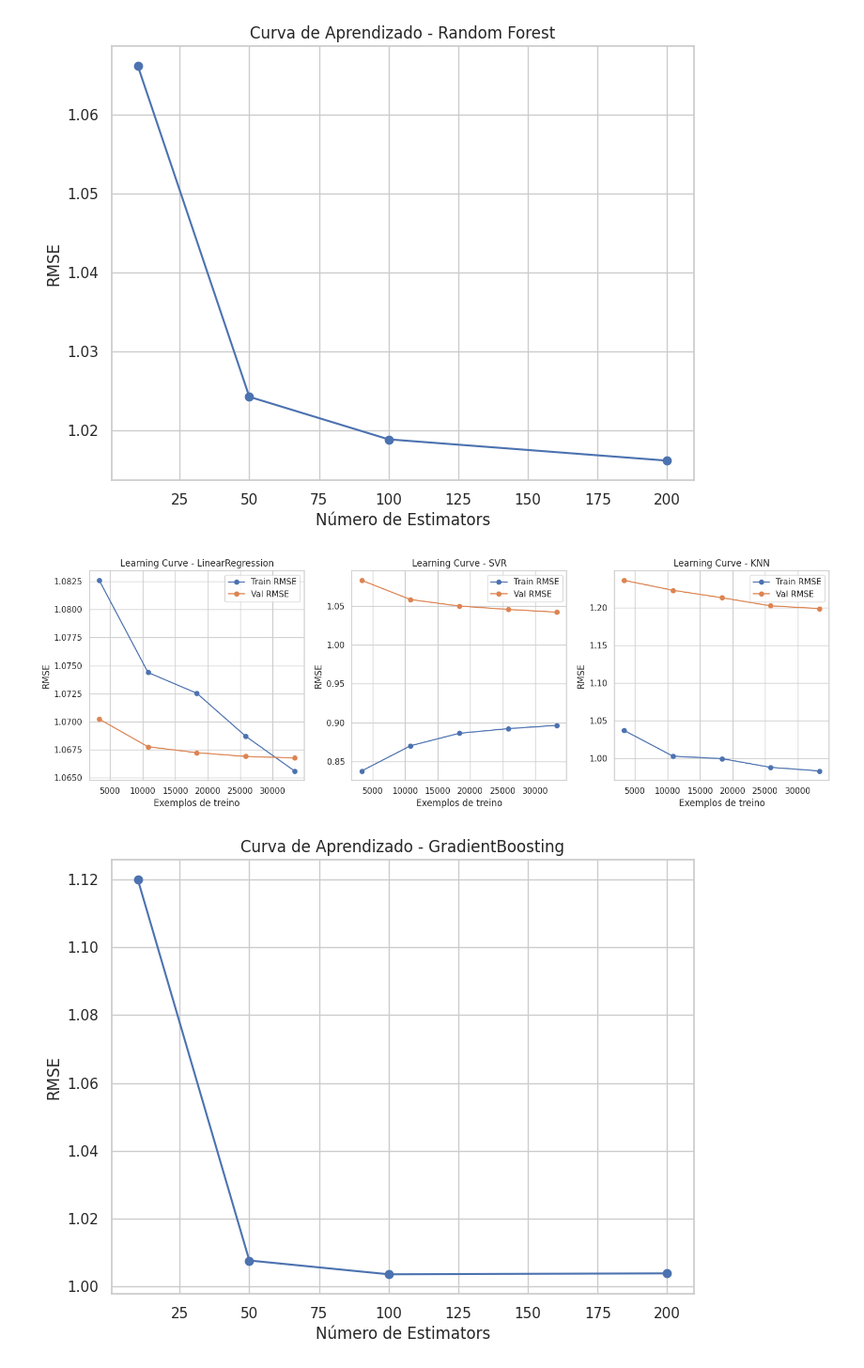
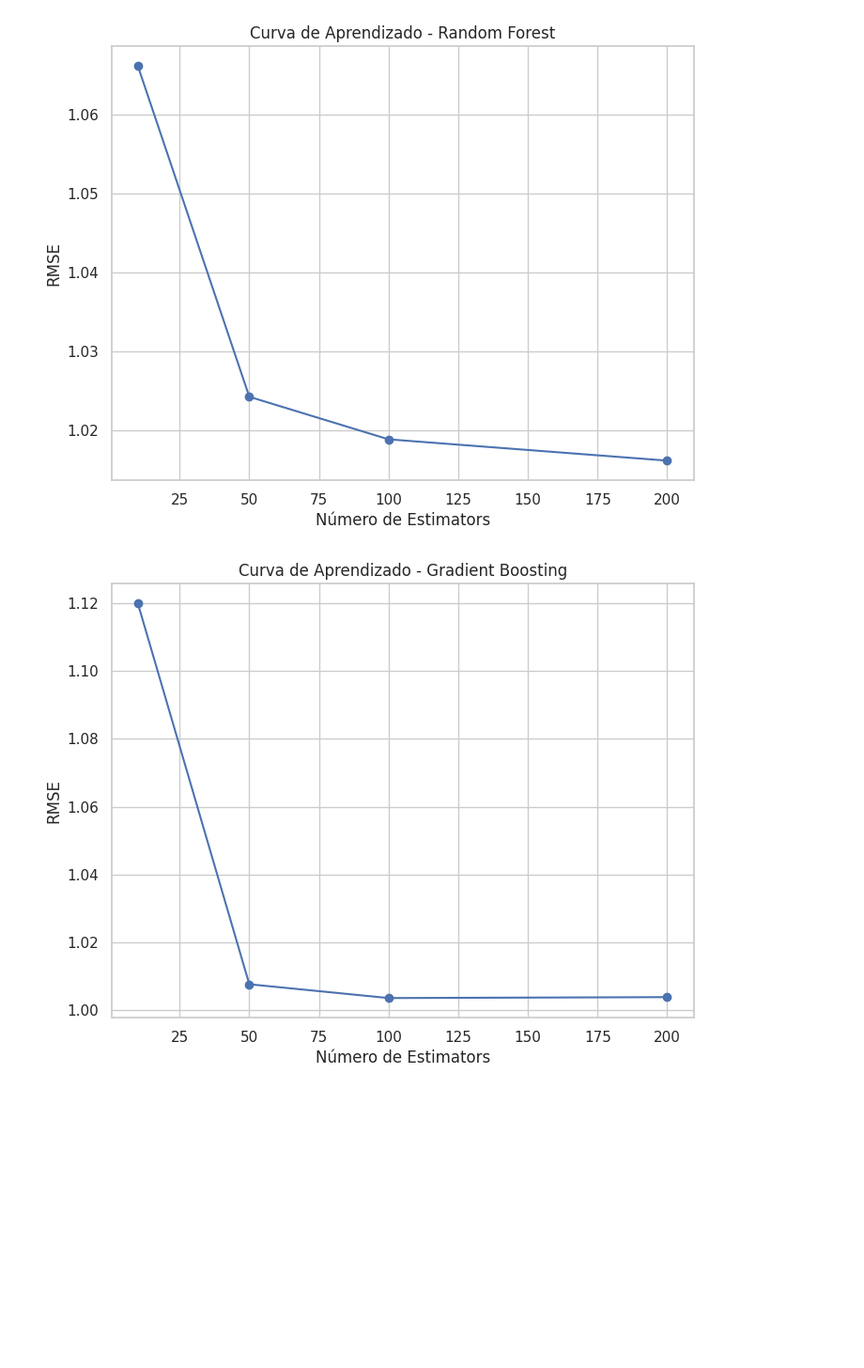
Before and after one commit to WesleyDev184/UFMT, a Jupyter notebook: Dados/Trabalho/main.ipynb, the cells around one changed output. Shown: that part at 94% size. Saved outputs shown, nothing was run; the diff lists cells and outputs as text; code cells hidden in the pictures; blank space fills up the shorter version.

```diff
--- a/Dados/Trabalho/main.ipynb
+++ b/Dados/Trabalho/main.ipynb
@@ -375,46 +375,21 @@ plt.title("Curva de Aprendizado - Random Forest")
 plt.show()
 # %% [output]
 [figure]
-# %%
-from sklearn.model_selection import learning_curve
-
-# Curva de aprendizado para os modelos base utilizando diferentes tamanhos de treino
-
-plt.figure(figsize=(15, 5))
-for i, (name, model) in enumerate(models_base.items()):
-  train_sizes, train_scores, valid_scores = learning_curve(
-    model, X_train, y_train, cv=3, scoring='neg_mean_squared_error',
-    train_sizes=np.linspace(0.1, 1.0, 5), n_jobs=-1
-  )
-  # Calcular RMSE médio para treino e validação
-  train_rmse = np.sqrt(-train_scores.mean(axis=1))
-  valid_rmse = np.sqrt(-valid_scores.mean(axis=1))
-
-  plt.subplot(1, len(models_base), i+1)
-  plt.plot(train_sizes, train_rmse, 'o-', label='Train RMSE')
-  plt.plot(train_sizes, valid_rmse, 'o-', label='Val RMSE')
-  plt.title(f"Learning Curve - {name}")
-  plt.xlabel("Exemplos de treino")
-  plt.ylabel("RMSE")
-  plt.legend()
-plt.tight_layout()
-plt.show()
-
-# Curva de aprendizado para o GradientBoosting variando o número de estimadores
-gb_rmse_curve = []
-for n in estimators_range:
-  model = GradientBoostingRegressor(n_estimators=n, random_state=42)
-  model.fit(X_train, y_train)
-  y_pred_temp = model.predict(X_test)
-  rmse_temp = np.sqrt(mean_squared_error(y_test, y_pred_temp))
-  gb_rmse_curve.append(rmse_temp)
-
-plt.figure(figsize=(8, 6))
-plt.plot(estimators_range, gb_rmse_curve, marker='o')
-plt.xlabel("Número de Estimators")
-plt.ylabel("RMSE")
-plt.title("Curva de Aprendizado - GradientBoosting")
-plt.show()
-# %% [output]
-[figure, removed]
-[figure, removed]
+# %%
+rmse_gb_curve = []
+
+for n in estimators_range:
+  gb_temp = GradientBoostingRegressor(n_estimators=n, random_state=42)
+  gb_temp.fit(X_train, y_train)
+  y_pred_temp = gb_temp.predict(X_test)
+  rmse = np.sqrt(mean_squared_error(y_test, y_pred_temp))
+  rmse_gb_curve.append(rmse)
+
+plt.figure(figsize=(8, 6))
+plt.plot(estimators_range, rmse_gb_curve, marker='o')
+plt.xlabel("Número de Estimators")
+plt.ylabel("RMSE")
+plt.title("Curva de Aprendizado - Gradient Boosting")
+plt.show()
+# %% [output]
+[figure, added]
```
Also changed, not shown: parts of 2 cells of this notebook, 3 other files.
